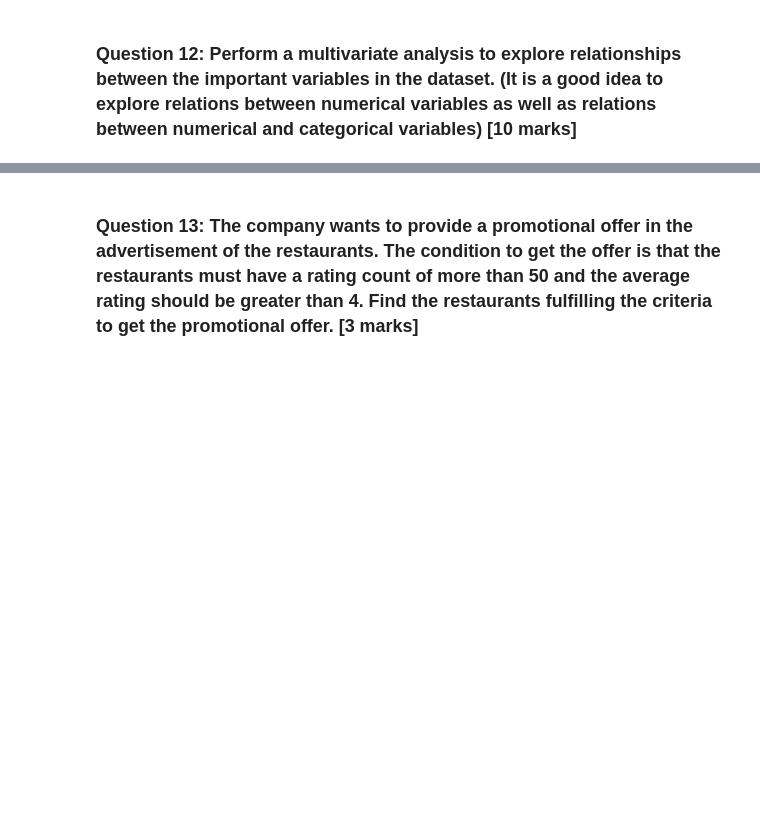
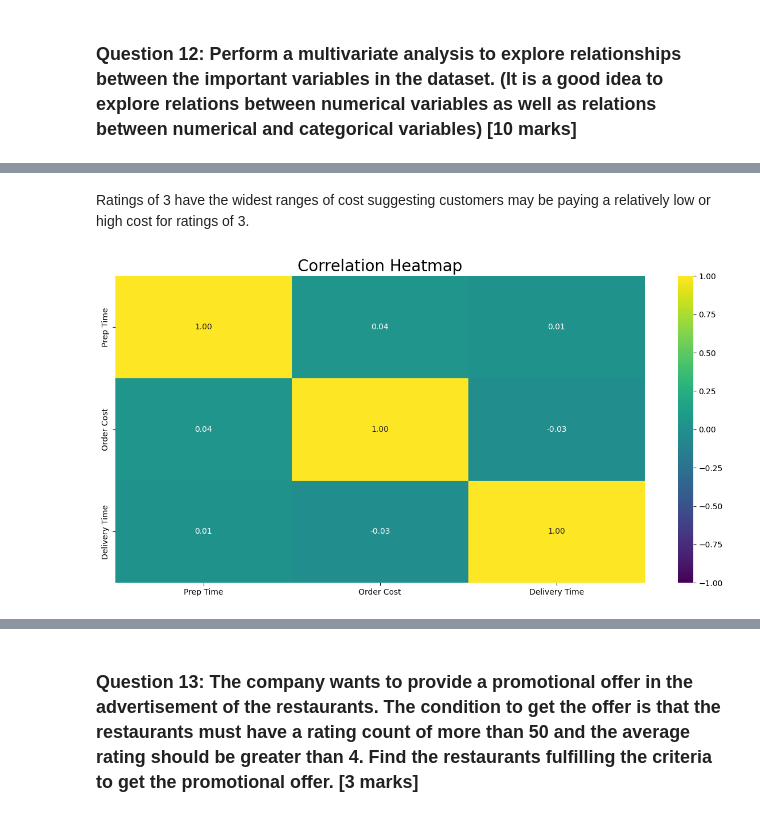
Before and after one commit to dfisher1212/MIT_PE_ADSP, a Jupyter notebook: FDS_Project_LearnerNotebook_FullCode.ipynb, the cells around one changed output, grey strips where cells are left out. Saved outputs shown, nothing was run; the diff lists cells and outputs as text; code cells hidden in the pictures; blank space fills up the shorter version.

```diff
--- a/FDS_Project_LearnerNotebook_FullCode.ipynb
+++ b/FDS_Project_LearnerNotebook_FullCode.ipynb
@@ -327,0 +342,22 @@ dtype: int64
+# %% [markdown]
+Ratings of 3 have the widest ranges of cost suggesting customers may be paying a relatively low or high cost for ratings of 3.
+# %%
+# Heat map
+col_list = ['food_preparation_time', 'cost_of_the_order', 'delivery_time']
+plt.figure(figsize=(15, 7))
+
+sns.heatmap(
+    df[col_list].corr(),
+    annot=True,
+    vmin=-1,
+    vmax=1,
+    fmt=".2f",
+    cmap="viridis",
+    xticklabels=['Prep Time', 'Order Cost', 'Delivery Time'],
+    yticklabels=['Prep Time', 'Order Cost', 'Delivery Time']
+)
+
+plt.title("Correlation Heatmap", fontsize=20)
+plt.show()
+# %% [output]
+[figure, added]
```
Also changed, not shown: parts of 9 cells of this notebook.
